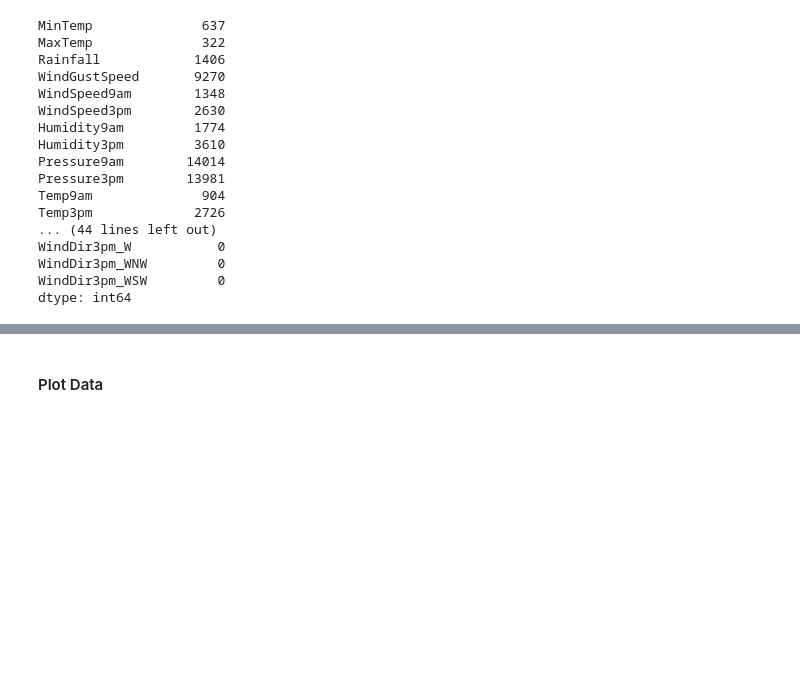
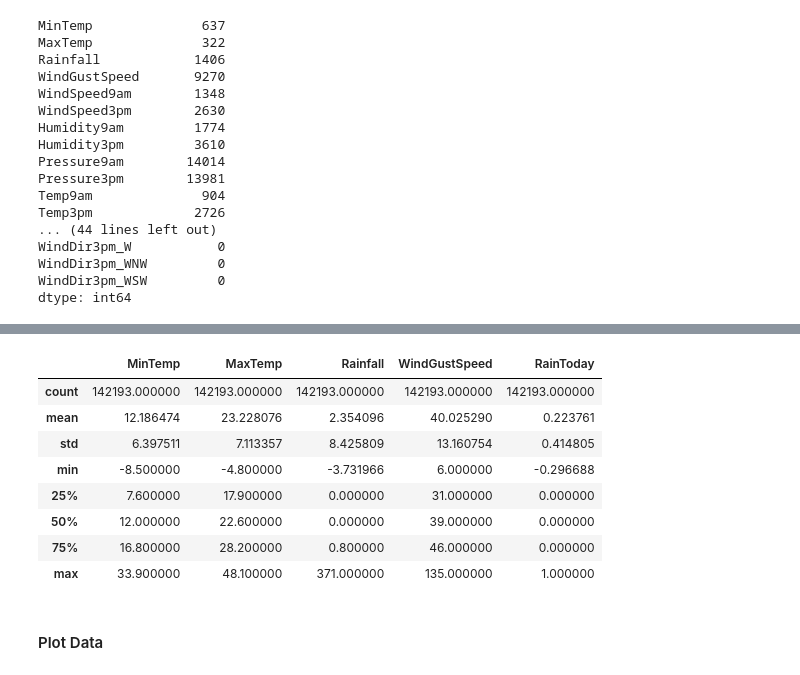
Before and after one commit to mwiwids/Assignment6-DPS4, a Jupyter notebook: Assignment_6.ipynb, the cells around one changed output, grey strips where cells are left out. Drawn from its saved outputs; the diff is of its cells as text; code cells hidden in the pictures; blank space fills up the shorter version.

```diff
--- a/Assignment_6.ipynb
+++ b/Assignment_6.ipynb
@@ -21,7 +30,7 @@ from impyute.imputation.cs import mice
 #### Import & read data
 # %%
 #Read csv file into dataframe
-df = pd.read_csv("https://raw.githubusercontent.com/biyanoscar/Assignment5-DPS4/master/weatherAUS.csv")
+df = pd.read_csv("https://raw.githubusercontent.com/mwiwids/Assignment6-DPS4/master/weatherAUS.csv")
 # %%
 df.head()
 # %% [output]
@@ -107,9 +116,20 @@ mean_fill_df.describe(include='all')
 | max | 33.900000 | 48.100000 | 371.000000 | 135.000000 | 130.000000 | 87.000000 | 100.000000 | 100.000000 | ... |
 # %%
 # (3) fill with MICE
-X = df_final.copy()
+X = df_final.iloc[:,0:13].copy()
+X.drop(X.columns[[4,5,6,7,8,9,10,11]], axis=1, inplace=True)
 mice_fill = mice(X.values)
 mice_fill_df = pd.DataFrame(mice_fill)
 # %%
-mice_fill_df.columns = df_final.columns
+mice_fill_df.columns = X.columns
 mice_fill_df.describe(include='all')
+# %% [output]
+|  | MinTemp | MaxTemp | Rainfall | WindGustSpeed | RainToday |
+| count | 142193.000000 | 142193.000000 | 142193.000000 | 142193.000000 | 142193.000000 |
+| mean | 12.186474 | 23.228076 | 2.354096 | 40.025290 | 0.223761 |
+| std | 6.397511 | 7.113357 | 8.425809 | 13.160754 | 0.414805 |
+| min | -8.500000 | -4.800000 | -3.731966 | 6.000000 | -0.296688 |
+| 25% | 7.600000 | 17.900000 | 0.000000 | 31.000000 | 0.000000 |
+| 50% | 12.000000 | 22.600000 | 0.000000 | 39.000000 | 0.000000 |
+| 75% | 16.800000 | 28.200000 | 0.800000 | 46.000000 | 0.000000 |
+| max | 33.900000 | 48.100000 | 371.000000 | 135.000000 | 1.000000 |
```
Also changed, not shown: parts of 2 cells of this notebook, 1 other file.
